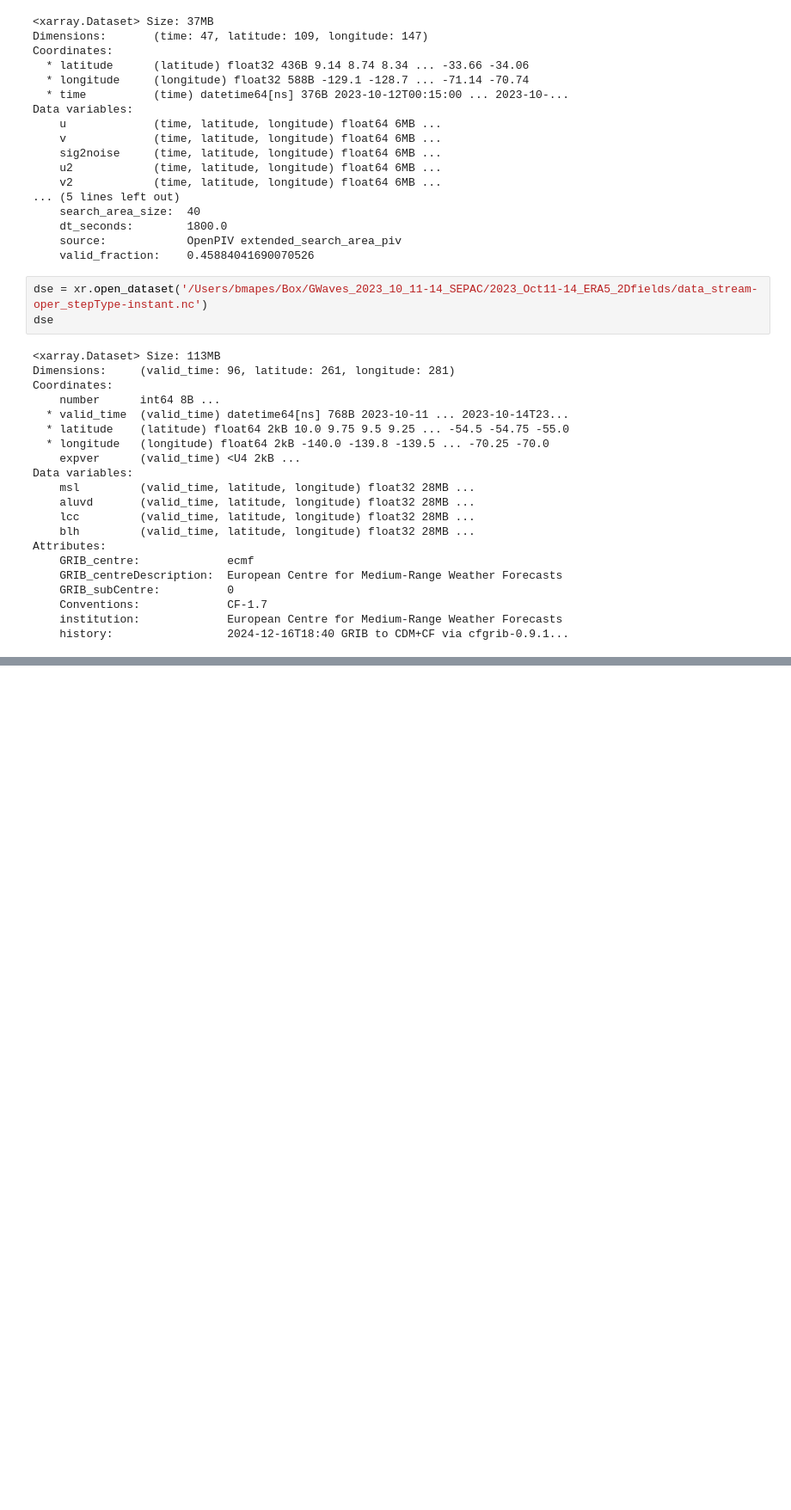
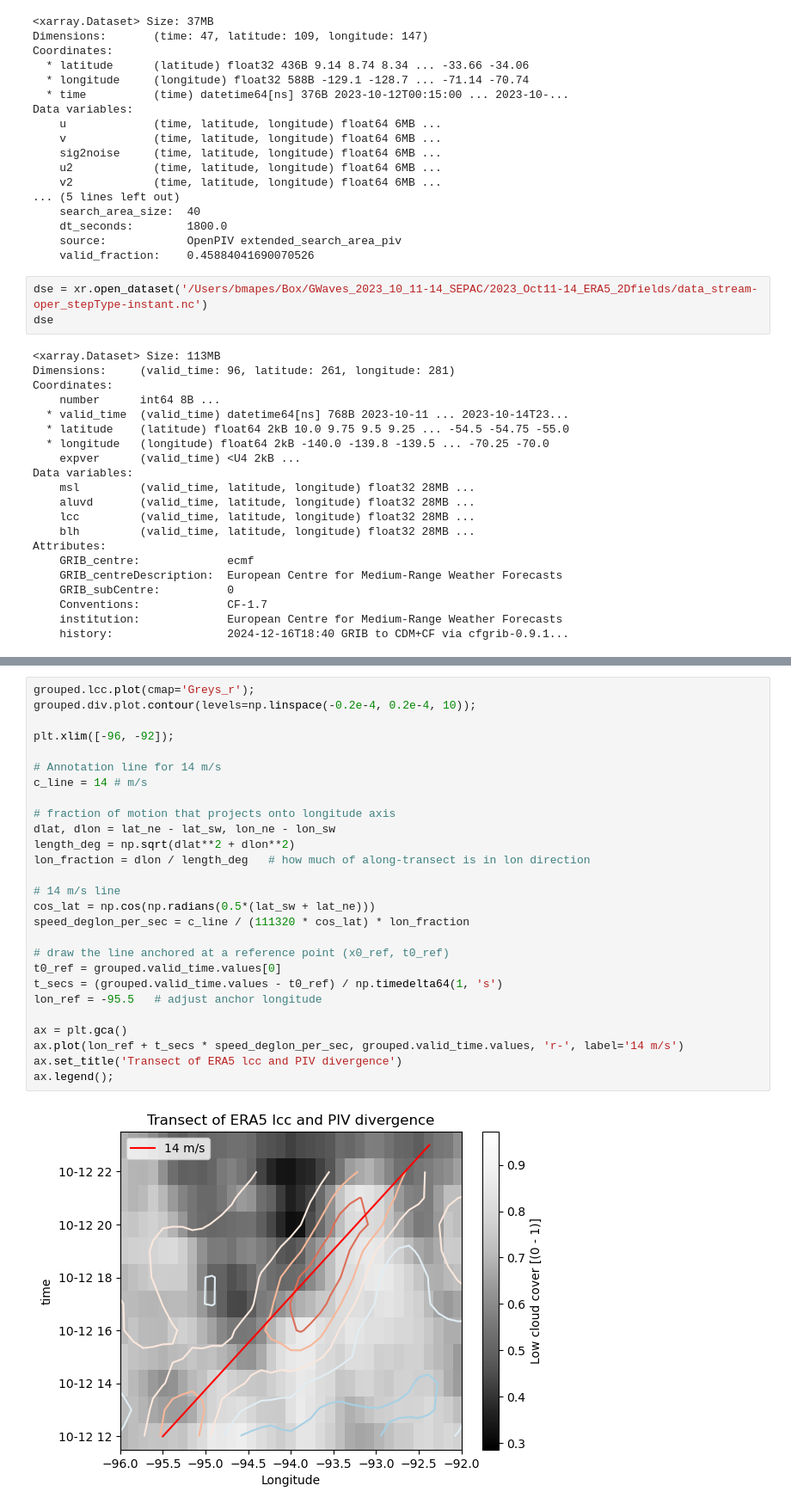
Before and after one commit to hannachaja/stratocu_waves, a Jupyter notebook: ERA5_lcc_PIVdiv.ipynb, the cells around one changed output, grey strips where cells are left out. Shown at 86% size. Cells and saved outputs as stored; diff of their text form; blank space fills up the shorter version.

```diff
--- a/ERA5_lcc_PIVdiv.ipynb
+++ b/ERA5_lcc_PIVdiv.ipynb
@@ -122,0 +216,29 @@ plt.close()
+# %%
+grouped.lcc.plot(cmap='Greys_r');
+grouped.div.plot.contour(levels=np.linspace(-0.2e-4, 0.2e-4, 10));
+
+plt.xlim([-96, -92]);
+
+# Annotation line for 14 m/s
+c_line = 14 # m/s
+
+# fraction of motion that projects onto longitude axis
+dlat, dlon = lat_ne - lat_sw, lon_ne - lon_sw
+length_deg = np.sqrt(dlat**2 + dlon**2)
+lon_fraction = dlon / length_deg   # how much of along-transect is in lon direction
+
+# 14 m/s line
+cos_lat = np.cos(np.radians(0.5*(lat_sw + lat_ne)))
+speed_deglon_per_sec = c_line / (111320 * cos_lat) * lon_fraction
+
+# draw the line anchored at a reference point (x0_ref, t0_ref)
+t0_ref = grouped.valid_time.values[0]
+t_secs = (grouped.valid_time.values - t0_ref) / np.timedelta64(1, 's')
+lon_ref = -95.5   # adjust anchor longitude
+
+ax = plt.gca()
+ax.plot(lon_ref + t_secs * speed_deglon_per_sec, grouped.valid_time.values, 'r-', label='14 m/s')
+ax.set_title('Transect of ERA5 lcc and PIV divergence')
+ax.legend();
+# %% [output]
+[figure, added]
```
Also changed, not shown: parts of 6 cells of this notebook.
